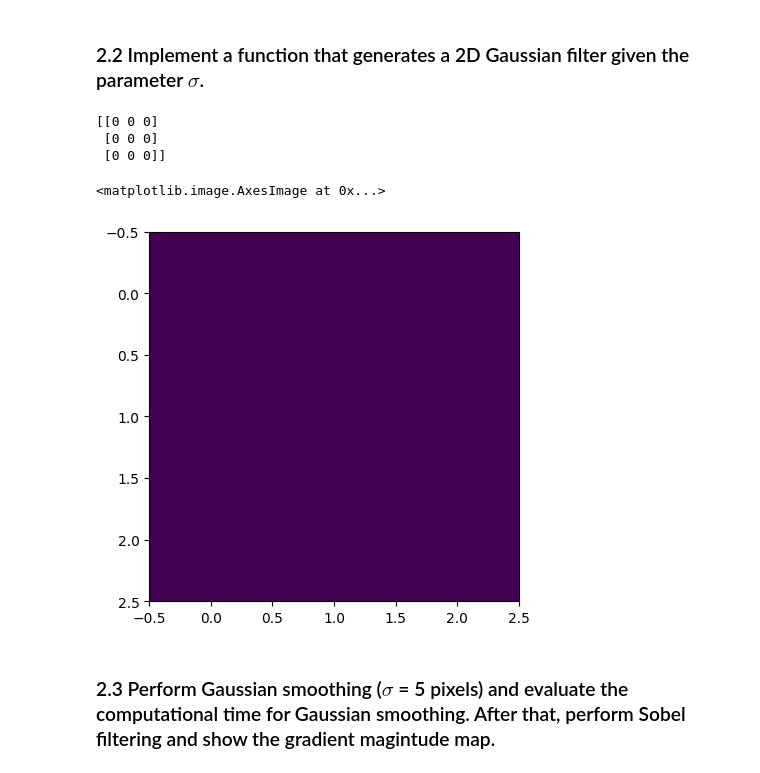
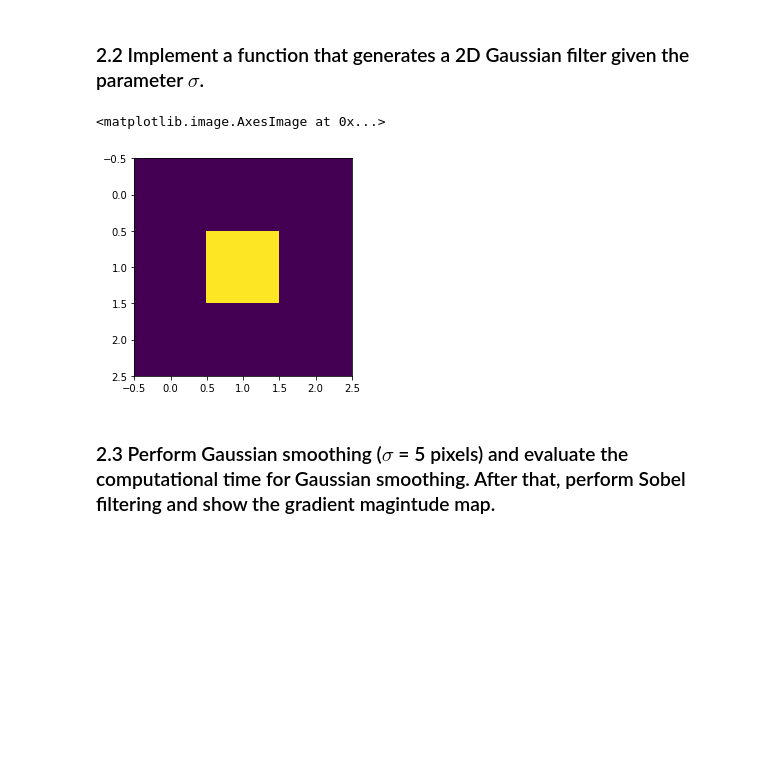
Before and after one commit to Shaanukstar123/Computer-Vision-CW1-Image-Filtering, a Jupyter notebook: coursework_01/coursework_01.ipynb, the cells around one changed output. Saved outputs shown, nothing was run; the diff lists cells and outputs as text; code cells hidden in the pictures; blank space fills up the shorter version.

```diff
--- a/coursework_01/coursework_01.ipynb
+++ b/coursework_01/coursework_01.ipynb
@@ -80,7 +80,7 @@ Filter h:
 # %%
 # Design the filter h
 ### Insert your code ###
-h = np.array([[1/11,1/11,1/11,1/11,1/11,1/11,1/11,1/11,1/11,1/11,1/11] for i in range(11)])
+h = np.full((11,11),1/121)
 
 # Convolve the corrupted image with h using scipy.signal.convolve2d function
 ### Insert your code ###
@@ -163,29 +163,29 @@ sobel_y:
 # %%
 # Design the Gaussian filter
 def gaussian_filter_2d(sigma):
     # sigma: the parameter sigma in the Gaussian kernel (unit: pixel)
     #
     # return: a 2D array for the Gaussian kernel
 
     ### Insert your code ###
     const = 1/(2*math.pi*(sigma**2))
-
-    h= np.array([[0,0,0],[0,0,0],[0,0,0]])
-    for i in range(h.shape[0]):
-        for j in range(h.shape[1]):
-            h[i][j] = const * (math.e**(-((i**2+j**2)/2*(sigma**2))))
+    size = 3
+    centre = (size-1)/2 #assuming kernel size is odd
+    #h= scipy.ndimage.gaussian_filter(np.ones((3,3)),sigma) built in method
+    h=np.ones((size,size))
+    for i in range(size):
+        for j in range(size):
+            x,y = i - centre, j - centre
+            h[i][j] = const * (math.e**(-((x**2+y**2)/2*(sigma**2))))
     return h
 
 # Visualise the Gaussian filter when sigma = 5 pixel (provided)
 sigma = 5
 h = gaussian_filter_2d(sigma)
 plt.imshow(h)
 # %% [output]
-[[0 0 0]
- [0 0 0]
- [0 0 0]]
+<matplotlib.image.AxesImage at 0x...>
-<matplotlib.image.AxesImage at 0x...>
-[figure, old version]
+[figure, new version]
 # %% [markdown]
 ### 2.3 Perform Gaussian smoothing ($\sigma$ = 5 pixels) and evaluate the computational time for Gaussian smoothing. After that, perform Sobel filtering and show the gradient magintude map.
 # %%
```
Also changed, not shown: parts of 7 cells of this notebook.
